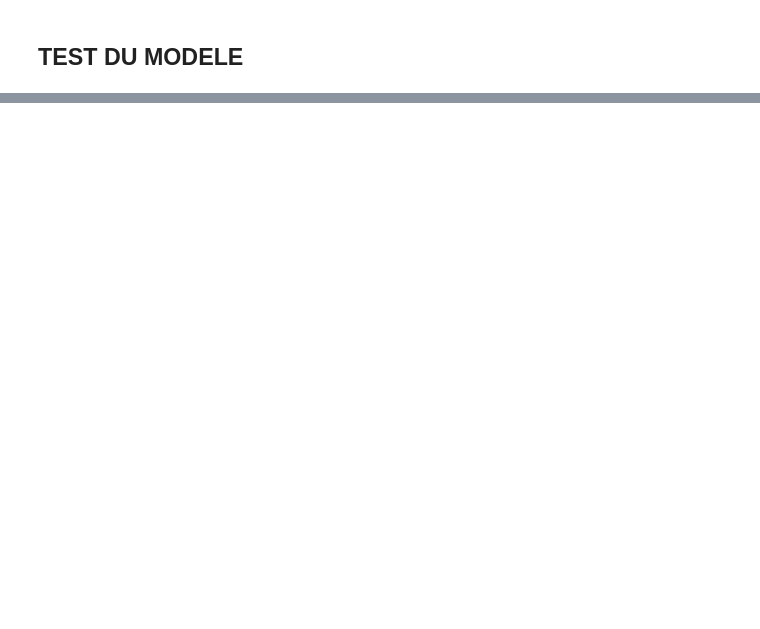
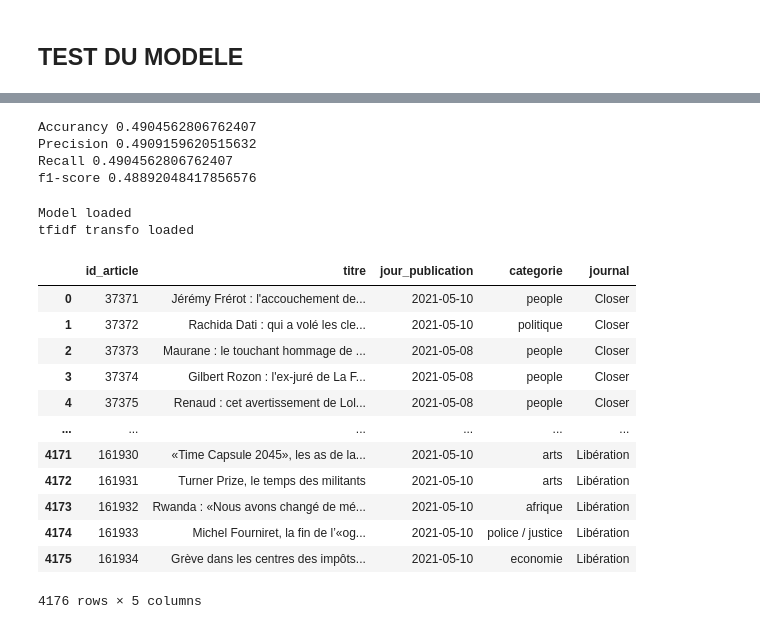
Before and after one commit to ludivinesarlat/E2_Optimisation_classification, a Jupyter notebook: modelisation.ipynb, the cells around one changed output, grey strips where cells are left out. Cells and saved outputs as stored; diff of their text form; code cells hidden in the pictures; blank space fills up the shorter version.

```diff
--- a/modelisation.ipynb
+++ b/modelisation.ipynb
@@ -596,0 +1083,51 @@ array([3], dtype=int64)
+# %%
+print('Accurancy', accuracy_score(y2, pred2))
+print('Precision', precision_score(y2, pred2 ,average='weighted'))
+print('Recall', recall_score(y2, pred2,average='weighted'))
+print('f1-score', f1_score(y2, pred2,average='weighted'))
+# %% [output]
+Accurancy 0.4904562806762407
+Precision 0.4909159620515632
+Recall 0.4904562806762407
+f1-score 0.48892048417856576
+# %%
+connection = pymysql.connect(host='localhost',
+                         user='root',
+                         password='Ludi24',
+                         db='journaux')
+# create cursor
+cursor = connection.cursor()
+
+query_read = "Select * from articles  where jour_publication<=date('2021-05-10') and  jour_publication>=date('2021-4-21')"
+cursor.execute(query_read)
+raw = cursor.fetchall()
+connection.commit()
+# %%
+with open("Flask_journaux/src/models_pickle/file_model_fitted_svm_opti.pkl", 'rb') as file_model:
+    lr = pickle.load(file_model)
+    print ('Model loaded')
+with open("Flask_journaux/src/models_pickle/file_tfidf.pkl", 'rb') as vector:
+    tfidf = pickle.load(vector)
+    print ('tfidf transfo loaded')
+# %% [output]
+Model loaded
+tfidf transfo loaded
+# %%
+df_test = pd.DataFrame(raw, columns =["id_article","titre" ,"jour_publication" ,"categorie","journal"  ])
+cursor.close()
+connection.close()
+df_test
+# %% [output]
+|  | id_article | titre | jour_publication | categorie | journal |
+| 0 | 37371 | Jérémy Frérot : l'accouchement de... | 2021-05-10 | people | Closer |
+| 1 | 37372 | Rachida Dati : qui a volé les cle... | 2021-05-10 | politique | Closer |
+| 2 | 37373 | Maurane : le touchant hommage de ... | 2021-05-08 | people | Closer |
+| 3 | 37374 | Gilbert Rozon : l'ex-juré de La F... | 2021-05-08 | people | Closer |
+| 4 | 37375 | Renaud : cet avertissement de Lol... | 2021-05-08 | people | Closer |
+| ... | ... | ... | ... | ... | ... |
+| 4171 | 161930 | «Time Capsule 2045», les as de la... | 2021-05-10 | arts | Libération |
+| 4172 | 161931 | Turner Prize, le temps des militants | 2021-05-10 | arts | Libération |
+| 4173 | 161932 | Rwanda : «Nous avons changé de mé... | 2021-05-10 | afrique | Libération |
+| 4174 | 161933 | Michel Fourniret, la fin de l’«og... | 2021-05-10 | police / justice | Libération |
+| 4175 | 161934 | Grève dans les centres des impôts... | 2021-05-10 | economie | Libération |
+4176 rows × 5 columns
```
Also changed, not shown: parts of 90 cells of this notebook, 17 other files.
